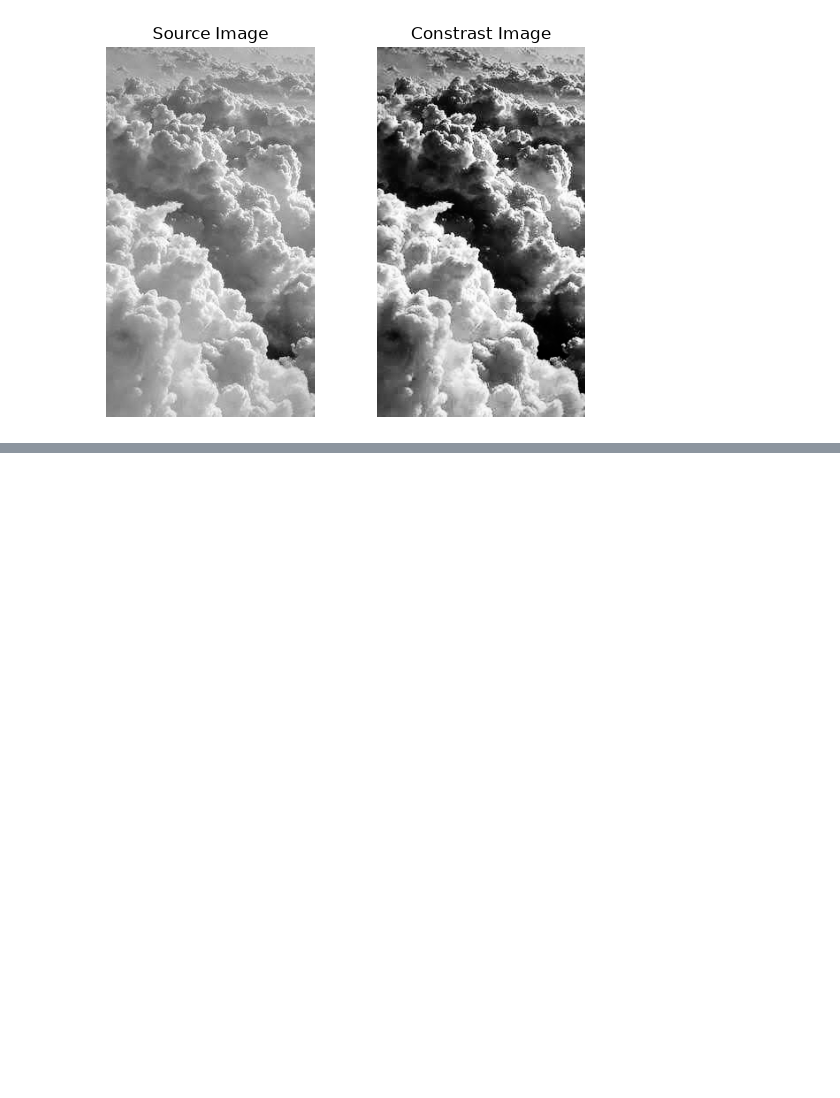
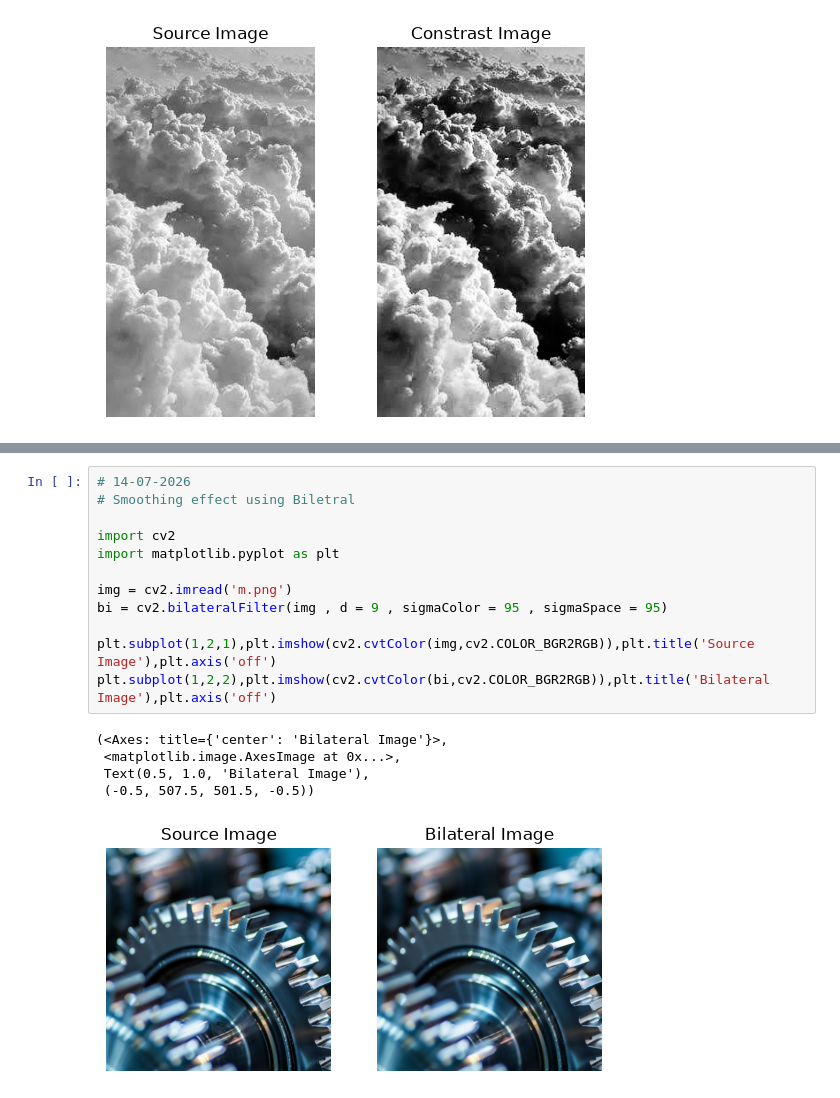
Before and after one commit to janvizinzuvadiya/mca_sem3_ml, a Jupyter notebook: Unit 5/Unit5_code.ipynb, the cells around one changed output, grey strips where cells are left out. Cells and saved outputs as stored; diff of their text form; blank space fills up the shorter version.

```diff
--- a/Unit 5/Unit5_code.ipynb
+++ b/Unit 5/Unit5_code.ipynb
@@ -368,0 +442,18 @@ plt.subplot(1,2,2),plt.imshow(img1,cmap ='gray'),plt.title('Constrast Image'),pl
+# %%
+# 14-07-2026
+# Smoothing effect using Biletral
+
+import cv2
+import matplotlib.pyplot as plt
+
+img = cv2.imread('m.png')
+bi = cv2.bilateralFilter(img , d = 9 , sigmaColor = 95 , sigmaSpace = 95)
+
+plt.subplot(1,2,1),plt.imshow(cv2.cvtColor(img,cv2.COLOR_BGR2RGB)),plt.title('Source Image'),plt.axis('off')
+plt.subplot(1,2,2),plt.imshow(cv2.cvtColor(bi,cv2.COLOR_BGR2RGB)),plt.title('Bilateral Image'),plt.axis('off')
+# %% [output]
+(<Axes: title={'center': 'Bilateral Image'}>,
+ <matplotlib.image.AxesImage at 0x...>,
+ Text(0.5, 1.0, 'Bilateral Image'),
+ (-0.5, 507.5, 501.5, -0.5))
+[figure, added]
```
Also changed, not shown: parts of 5 cells of this notebook, 3 other files.
